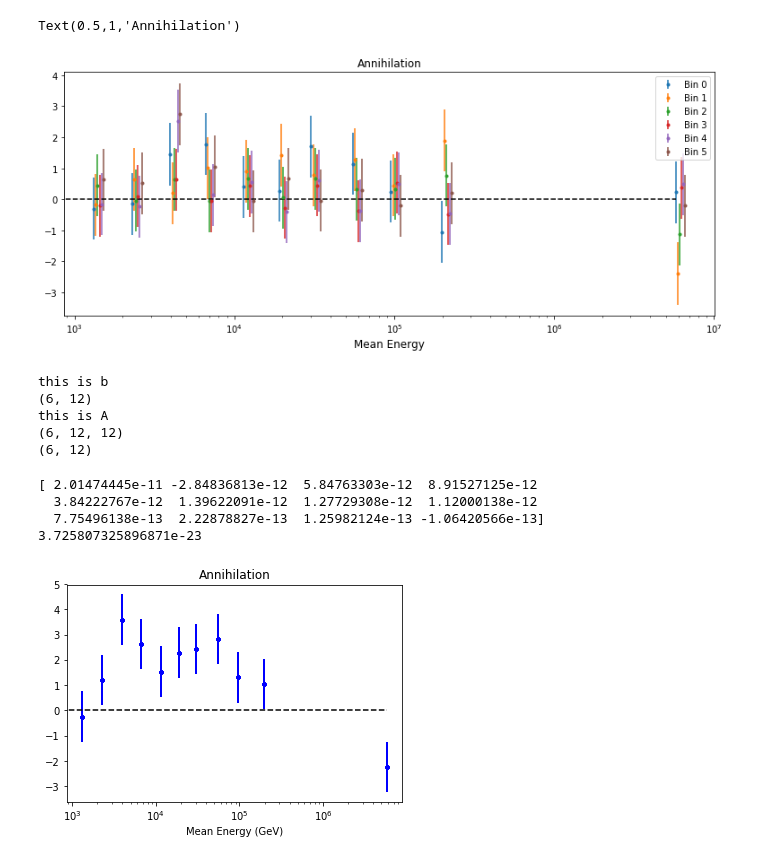
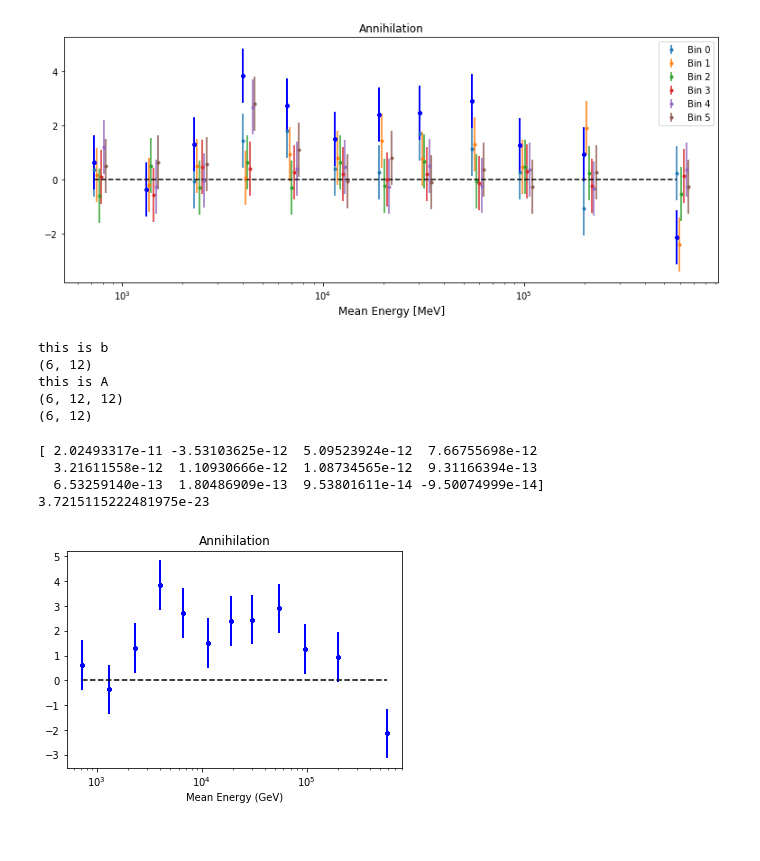
Before and after one commit to anyabua/FermiX, a Jupyter notebook: annihilation.ipynb, the cells around one changed output. Cells and saved outputs as stored; diff of their text form; code cells hidden in the pictures.

Commit message:
cosmological constants not yet added

```diff
--- a/annihilation.ipynb
+++ b/annihilation.ipynb
@@ -163,11 +155,14 @@ pk_MxMf = ccl.halos.halomod_Pk2D(cosmo, hmc, pM, prof2=pM,
 #cl data to match up so that we can now calculate the vectors and matrices needed to get F
 
 
+bias = np.array([1.182,1.086,1.126,1.144,1.206,1.548])
+mean_z = np.array([0.075,0.125,0.175,0.225,0.275,0.325])
+
 ################ GALAXY TRACER ###############################
 
 t_g = []
 for gal in range(0,6):
-    t_gal = ccl.NumberCountsTracer(cosmo, has_rsd = False, dndz=(z[f'{gal}'],dndz[f'{gal}']), bias=(z[f'{gal}'], np.ones_like(z[f'{gal}'])))
+    t_gal = ccl.NumberCountsTracer(cosmo, has_rsd = False, dndz=(z[f'{gal}'],dndz[f'{gal}']), bias=(mean_z, bias))
     t_g.append(t_gal)
 
 galtracer = np.array(t_g)
@@ -242,23 +237,37 @@ print(F[4])
+# %%
+b_comb = np.sum(b, axis = 0)
+A_comb = np.sum(A_matrix, axis = 0)
+F_comb = np.linalg.solve(A_comb,b_comb)
+F_cov2 = np.linalg.inv(A_comb)
 # %%
 cov_F = np.linalg.inv(A_matrix)
 
-E_mean = np.exp(0.5*(np.log(Edges[1:])+np.log(Edges[:-1])))
+#E_mean = np.exp(0.5*(np.log(Edges[1:])+np.log(Edges[:-1])))
 f = plt.figure()
+#print(E_mean)
+
+
+geomE_mean = np.sqrt(np.array(Edges[1:])*np.array(Edges[:-1]))
+
 
 for i in range(6):
-    plt.errorbar(E_mean*(1+0.03*i), F[i]/np.sqrt(np.diag(cov_F[i])), yerr=np.ones(12), fmt='.', label=f'Bin {i}')
+    plt.errorbar(geomE_mean*(1+0.03*i), F[i]/np.sqrt(np.diag(cov_F[i])), yerr=np.ones(12), fmt='.', label=f'Bin {i}')
+
+
+for i in range(12):
+    plt.errorbar(geomE_mean, F_comb/np.sqrt(np.diag(F_cov2)), yerr=np.ones(12), fmt='b.')
 
 plt.xscale('log')
 plt.legend()
-plt.plot(E_mean, np.zeros(12), 'k--')
+plt.plot(geomE_mean, np.zeros(12), 'k--')
 
 f.set_figwidth(13)
 f.set_figheight(5)
-plt.xlabel('Mean Energy',fontsize = 12)
+plt.xlabel('Mean Energy [MeV]',fontsize = 12)
 plt.title('Annihilation')
+plt.savefig('ann_plot.jpg')
 # %% [output]
-Text(0.5,1,'Annihilation')
-[figure, old version]
+[figure, new version]
 # %%
 print('this is b')
 print(b.shape)
@@ -285,15 +294,15 @@ F_cov2 = np.linalg.inv(A_comb)
 print(F_comb)
 print(np.cov(F_comb))
 for i in range(12):
-    plt.errorbar(E_mean, F_comb/np.sqrt(np.diag(F_cov2)), yerr=np.ones(12), fmt='b.')
+    plt.errorbar(geomE_mean, F_comb/np.sqrt(np.diag(F_cov2)), yerr=np.ones(12), fmt='b.')
 plt.xscale('log')
-plt.plot(E_mean, np.zeros(12), 'k--')
+plt.plot(geomE_mean, np.zeros(12), 'k--')
 plt.xlabel('Mean Energy (GeV)')
 plt.title('Annihilation')
 plt.savefig('CoaddedFAnnihilation.jpg', dpi = 300)
 # %% [output]
-[ 2.01474445e-11 -2.84836813e-12  5.84763303e-12  8.91527125e-12
-  3.84222767e-12  1.39622091e-12  1.27729308e-12  1.12000138e-12
-  7.75496138e-13  2.22878827e-13  1.25982124e-13 -1.06420566e-13]
-3.725807325896871e-23
+[ 2.02493317e-11 -3.53103625e-12  5.09523924e-12  7.66755698e-12
+  3.21611558e-12  1.10930666e-12  1.08734565e-12  9.31166394e-13
+  6.53259140e-13  1.80486909e-13  9.53801611e-14 -9.50074999e-14]
+3.7215115222481975e-23
-[figure, old version]
+[figure, new version]
```
Also changed, not shown: parts of 2 cells of this notebook.
